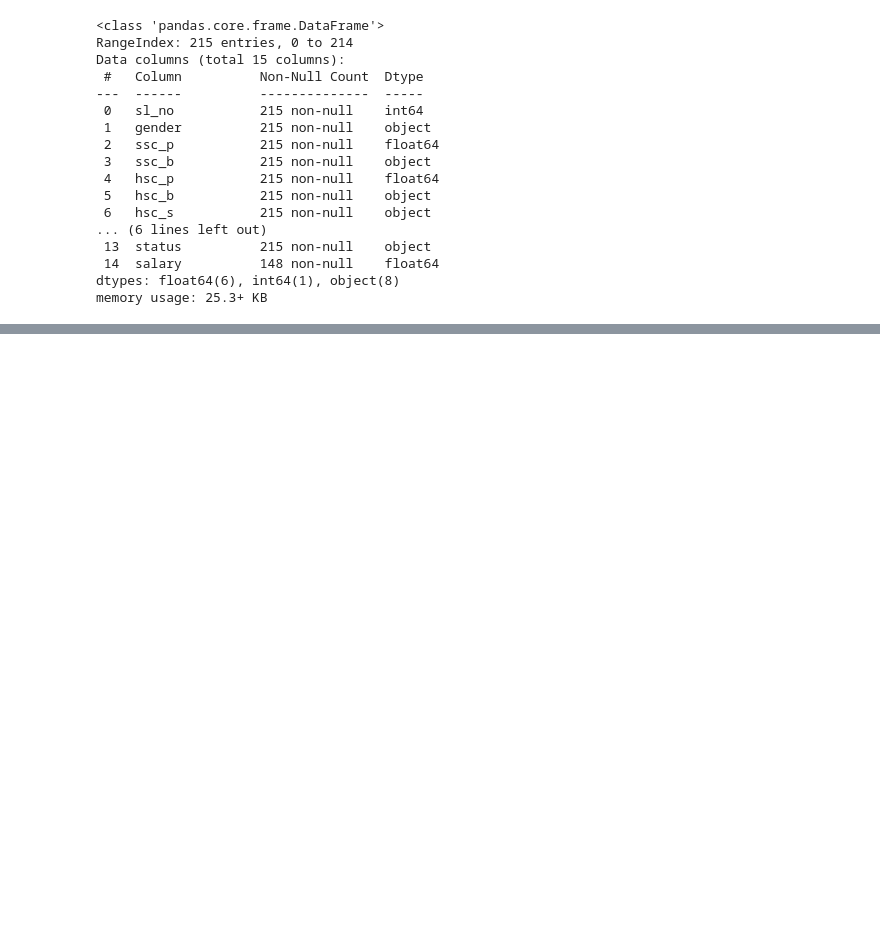
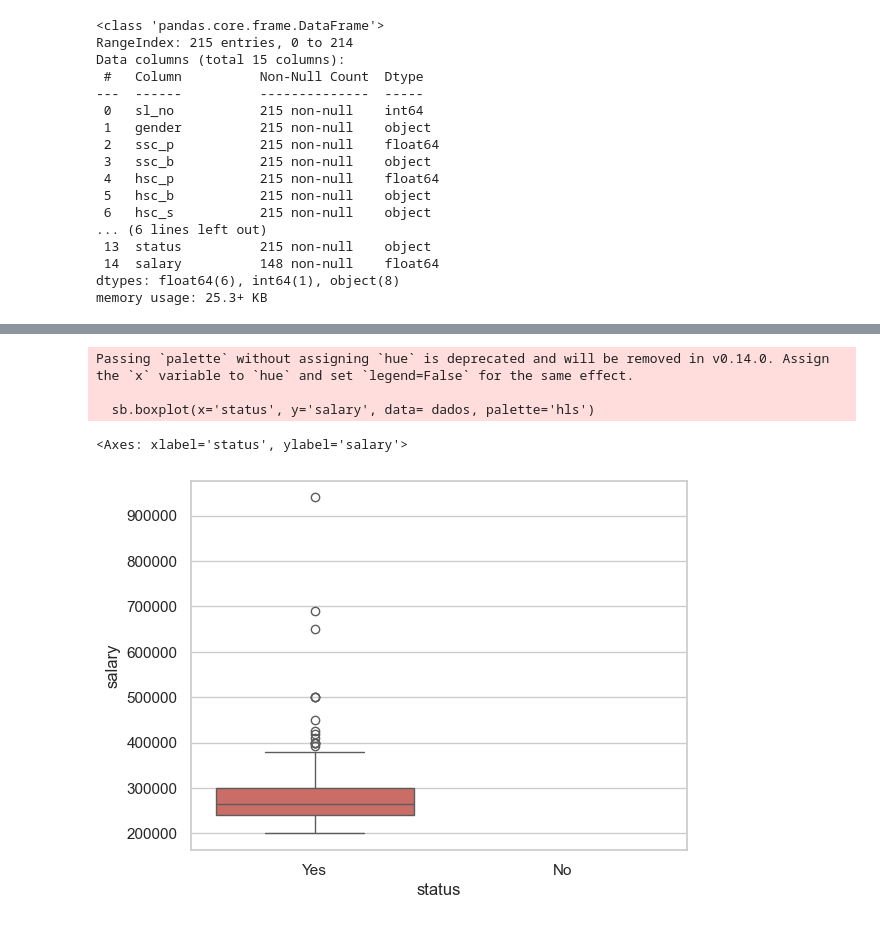
Before and after one commit to heloise-02/Machine_Learning_Studies_Fiap, a Jupyter notebook: Marchine_Learning_Avançado/aula_02/aula_02.ipynb, the cells around one changed output, grey strips where cells are left out. Drawn from its saved outputs; the diff is of its cells as text; code cells hidden in the pictures; blank space fills up the shorter version.

```diff
--- a/Marchine_Learning_Avançado/aula_02/aula_02.ipynb
+++ b/Marchine_Learning_Avançado/aula_02/aula_02.ipynb
@@ -49,0 +99,8 @@ memory usage: 25.3+ KB
+# %%
+sb.boxplot(x='status', y='salary', data= dados, palette='hls')
+# %% [output]
+Passing `palette` without assigning `hue` is deprecated and will be removed in v0.14.0. Assign the `x` variable to `hue` and set `legend=False` for the same effect.
+
+  sb.boxplot(x='status', y='salary', data= dados, palette='hls')
+<Axes: xlabel='status', ylabel='salary'>
+[figure, added]
```
Also changed, not shown: parts of 25 cells of this notebook.
